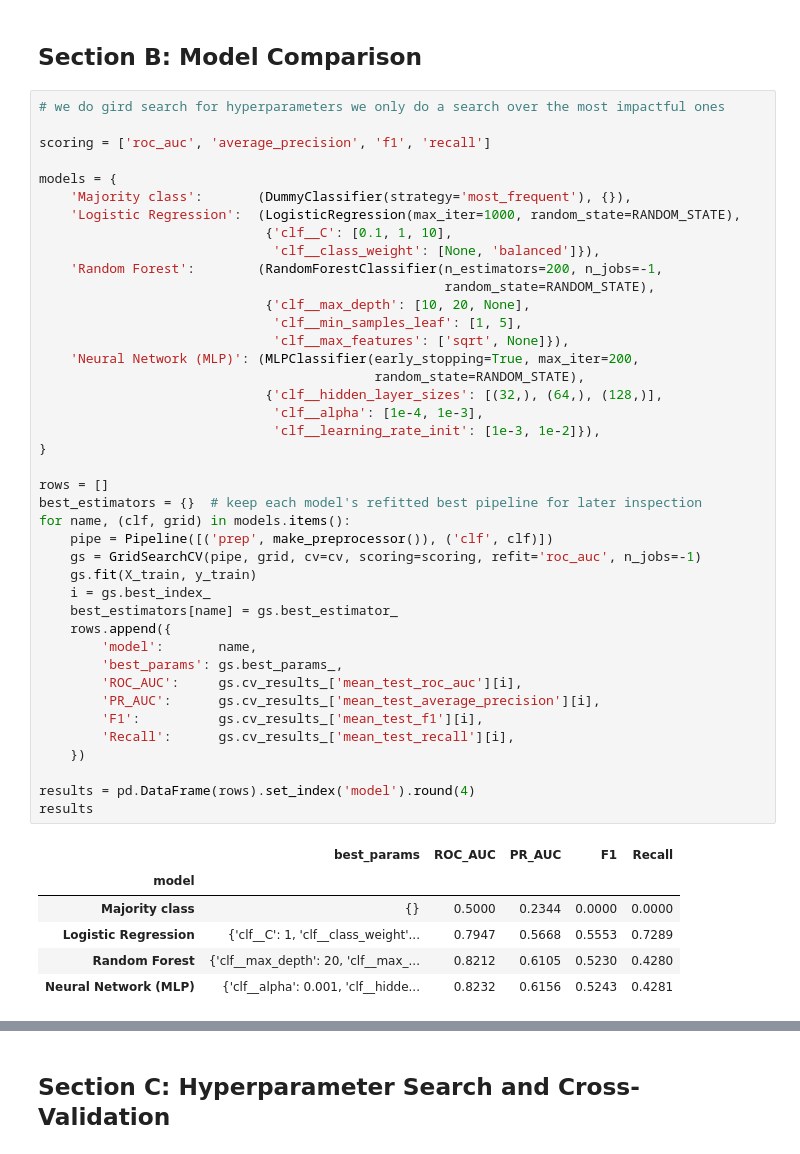
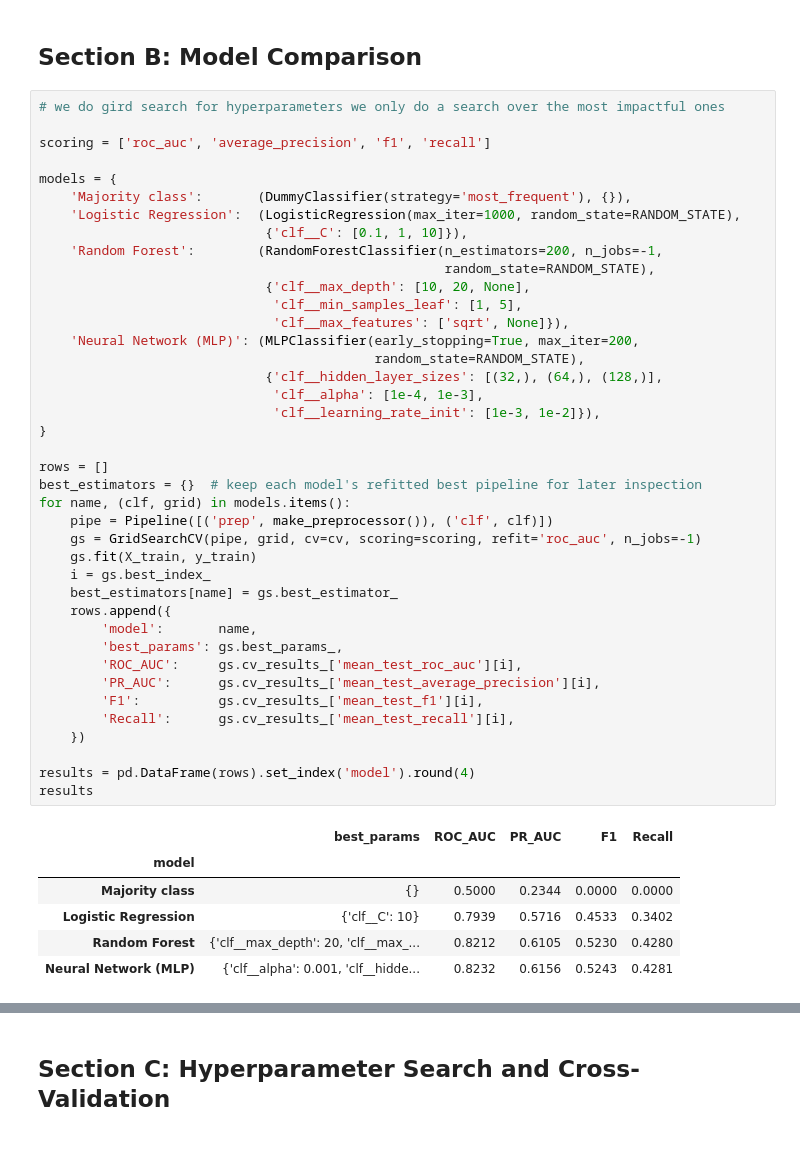
Before and after one commit to dfd0430/ml, a Jupyter notebook: project_notebook_v3.ipynb, the cells around one changed output, grey strips where cells are left out. Saved outputs shown, nothing was run; the diff lists cells and outputs as text.

```diff
--- a/project_notebook_v3.ipynb
+++ b/project_notebook_v3.ipynb
@@ -619,8 +637,7 @@ scoring = ['roc_auc', 'average_precision', 'f1', 'recall']
 models = {
     'Majority class':       (DummyClassifier(strategy='most_frequent'), {}),
     'Logistic Regression':  (LogisticRegression(max_iter=1000, random_state=RANDOM_STATE),
-                             {'clf__C': [0.1, 1, 10],
-                              'clf__class_weight': [None, 'balanced']}),
+                             {'clf__C': [0.1, 1, 10]}),
     'Random Forest':        (RandomForestClassifier(n_estimators=200, n_jobs=-1,
                                                     random_state=RANDOM_STATE),
                              {'clf__max_depth': [10, 20, None],
@@ -629,34 +646,34 @@ models = {
     'Neural Network (MLP)': (MLPClassifier(early_stopping=True, max_iter=200,
                                            random_state=RANDOM_STATE),
                              {'clf__hidden_layer_sizes': [(32,), (64,), (128,)],
                               'clf__alpha': [1e-4, 1e-3],
                               'clf__learning_rate_init': [1e-3, 1e-2]}),
 }
 
 rows = []
 best_estimators = {}  # keep each model's refitted best pipeline for later inspection
 for name, (clf, grid) in models.items():
     pipe = Pipeline([('prep', make_preprocessor()), ('clf', clf)])
     gs = GridSearchCV(pipe, grid, cv=cv, scoring=scoring, refit='roc_auc', n_jobs=-1)
     gs.fit(X_train, y_train)
     i = gs.best_index_
     best_estimators[name] = gs.best_estimator_
     rows.append({
         'model':       name,
         'best_params': gs.best_params_,
         'ROC_AUC':     gs.cv_results_['mean_test_roc_auc'][i],
         'PR_AUC':      gs.cv_results_['mean_test_average_precision'][i],
         'F1':          gs.cv_results_['mean_test_f1'][i],
         'Recall':      gs.cv_results_['mean_test_recall'][i],
     })
 
 results = pd.DataFrame(rows).set_index('model').round(4)
 results
 # %% [output]
 |  | best_params | ROC_AUC | PR_AUC | F1 | Recall |
 | model |  |  |  |  |  |
 | Majority class | {} | 0.5000 | 0.2344 | 0.0000 | 0.0000 |
-| Logistic Regression | {'clf__C': 1, 'clf__class_weight'... | 0.7947 | 0.5668 | 0.5553 | 0.7289 |
+| Logistic Regression | {'clf__C': 10} | 0.7939 | 0.5716 | 0.4533 | 0.3402 |
 | Random Forest | {'clf__max_depth': 20, 'clf__max_... | 0.8212 | 0.6105 | 0.5230 | 0.4280 |
 | Neural Network (MLP) | {'clf__alpha': 0.001, 'clf__hidde... | 0.8232 | 0.6156 | 0.5243 | 0.4281 |
 # %%
```
Also changed, not shown: parts of 5 cells of this notebook.
